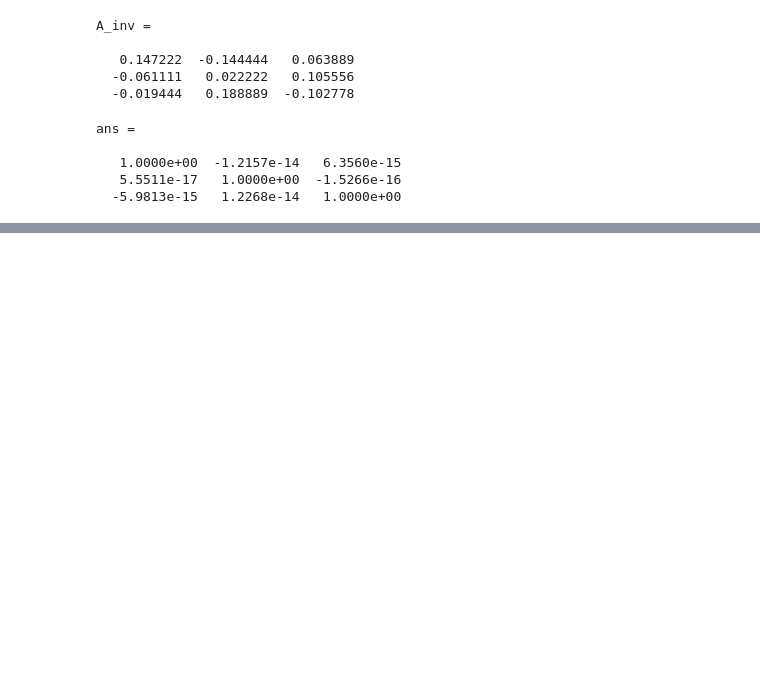
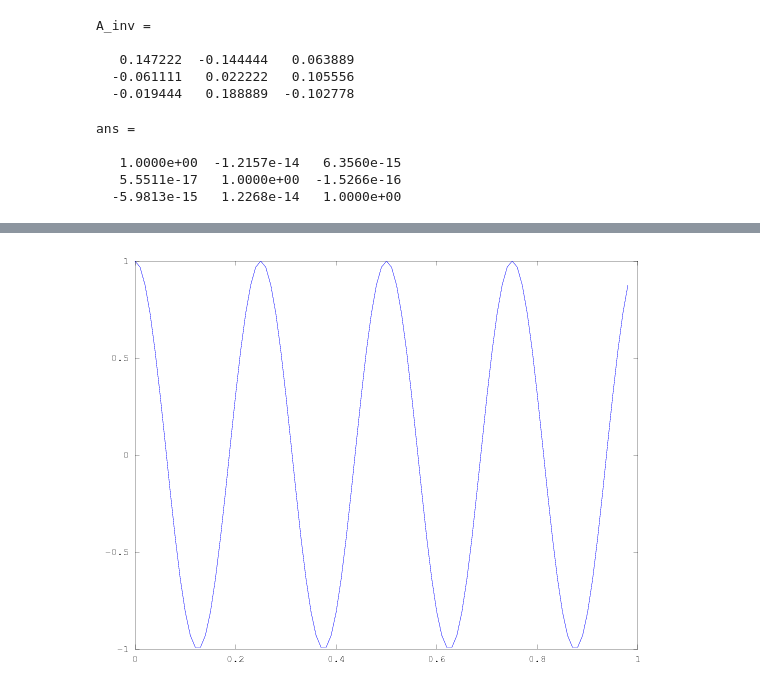
Before and after one commit to SCloves/introducao_Octave, a Jupyter notebook: intruducao_octave.ipynb, the cells around one changed output, grey strips where cells are left out. Cells and saved outputs as stored; diff of their text form; code cells hidden in the pictures; blank space fills up the shorter version.

```diff
--- a/intruducao_octave.ipynb
+++ b/intruducao_octave.ipynb
@@ -843,0 +858,6 @@ ans =
+# %%
+y2 = cos(2*pi*4*t);
+# %%
+plot(t, y2)
+# %% [output]
+[figure, added]
```
Also changed, not shown: parts of 55 cells of this notebook.
